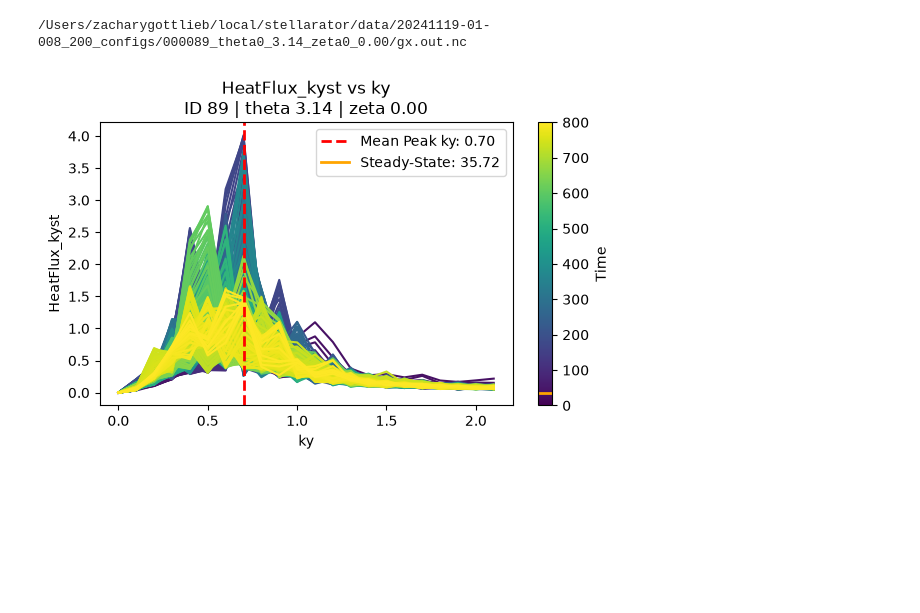
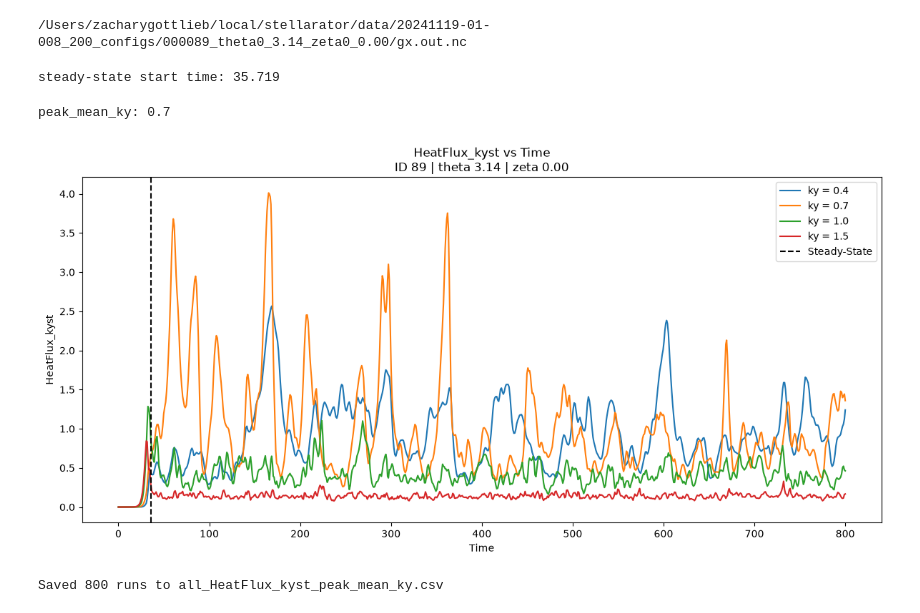
Before and after one commit to zgott06/pugs, a Jupyter notebook: examples/resolution_filter/resolution_filter.ipynb, the cells around one changed output. Cells and saved outputs as stored; diff of their text form; code cells hidden in the pictures; blank space fills up the shorter version.

```diff
--- a/examples/resolution_filter/resolution_filter.ipynb
+++ b/examples/resolution_filter/resolution_filter.ipynb
@@ -26,11 +29,28 @@ ds = nc.Dataset(file_path, "r")
 HeatFlux_kyst = ds["Diagnostics"]["HeatFlux_kyst"][:]
 ky = ds["Grids"]["ky"][:]
 # %%
+# Identify steady-state start time and index
 _df = pugs.load_file(file_path, "HeatFlux_st")
 start_time = pugs.steady_state(_df, "HeatFlux_st", method="linreg")
 start_idx = np.where(_df["time"] >= start_time)[0][0]
+print(f"steady-state start time: {start_time:.5g}")
+# %% [output]
+steady-state start time: 35.719
 # %%
+# Refactor data into DataFrame of format ky vs HeatFlux_kyst (for each time step)
 data = {"ky": ky}
 for i in range(len(HeatFlux_kyst)):
     data[f"HeatFlux_kyst_{i}"] = HeatFlux_kyst[i].flatten()
 df = pd.DataFrame(data)
+
+# Calculate mean HeatFlux_kyst for each ky value after the steady-state start index
+means = []
+for i in range(len(df)):
+    means.append(df.loc[i, f"HeatFlux_kyst_{start_idx}":].mean())
+df.insert(1, "mean_HeatFlux_kyst", means)
+
+# Identify the ky value corresponding to the maximum of mean HeatFlux_kyst values
+peak_mean_ky = ky[np.argmax(df["mean_HeatFlux_kyst"])]
+print(f"peak_mean_ky: {peak_mean_ky:.5g}")
+# %% [output]
+peak_mean_ky: 0.7
@@ -44,31 +57,25 @@ mean_ky = ky[np.argmax(df["mean_HeatFlux_kyst"])]
-# %%
-_ky = df["ky"].to_numpy()
-
-fig, ax = plt.subplots(1, 1, figsize=(6,4))
-
-colors = plt.cm.viridis(np.linspace(0, 1, len(HeatFlux_kyst)))
-
-for i in range(len(HeatFlux_kyst)):
-    if i < start_idx: continue
-    _HeatFlux_kyst = df[f"HeatFlux_kyst_{i}"].to_numpy()
-    ax.plot(_ky, _HeatFlux_kyst, color=colors[i])
-
-sm = plt.cm.ScalarMappable(cmap="viridis", norm=plt.Normalize(0, _df["time"][len(HeatFlux_kyst)-1]))
-cbar = fig.colorbar(sm, ax=ax, label="Time")
-cbar.ax.axhline(start_time, color="orange", lw=2, label=f"Steady-State: {start_time:.2f}")
-
-ax.axvline(x=mean_ky, color="red", ls="--", lw=2, label=f"Mean Peak ky: {mean_ky:.2f}")
-
-ax.set_xlabel("ky")
-ax.set_ylabel("HeatFlux_kyst")
-ax.set_title(f"HeatFlux_kyst vs ky\nID 89 | theta 3.14 | zeta 0.00")
-
-h1, l1 = ax.get_legend_handles_labels()
-h2, l2 = cbar.ax.get_legend_handles_labels()
-ax.legend(h1 + h2, l1 + l2)
-
-plt.tight_layout()
-plt.show()
-# %% [output]
-[figure, removed]
+# %%
+selected_ky = [0.4, 0.7, 1.0, 1.5]
+
+flux_columns = [column for column in df.columns if column.startswith("HeatFlux_kyst_")]
+time = _df["time"]
+
+fig, ax = plt.subplots(figsize=(12, 6))
+
+for i in selected_ky:
+    row = (df["ky"] - i).abs().idxmin()
+    heatflux = df.loc[row, flux_columns].to_numpy()
+    ax.plot(time, heatflux, label=f"ky = {df.loc[row, 'ky']:.1f}")
+
+ax.axvline(start_time, color="k", ls="--", label="Steady-State")
+
+ax.set_title("HeatFlux_kyst vs Time\nID 89 | theta 3.14 | zeta 0.00")
+ax.set_xlabel("Time")
+ax.set_ylabel("HeatFlux_kyst")
+
+ax.legend()
+plt.tight_layout()
+plt.show()
+# %% [output]
+[figure, added]
 # %%
@@ -128,3 +138,7 @@ def process_folder(folder):
 # %%
-df = process_folder(folder)
+all_df = process_folder(folder)
+all_df.to_csv(output_csv, index=False)
+print(f"Saved {len(all_df)} runs to {output_csv}")
+# %% [output]
+Saved 800 runs to all_HeatFlux_kyst_peak_mean_ky.csv
 # %%
```
Also changed, not shown: parts of 14 cells of this notebook, 1 other file.
